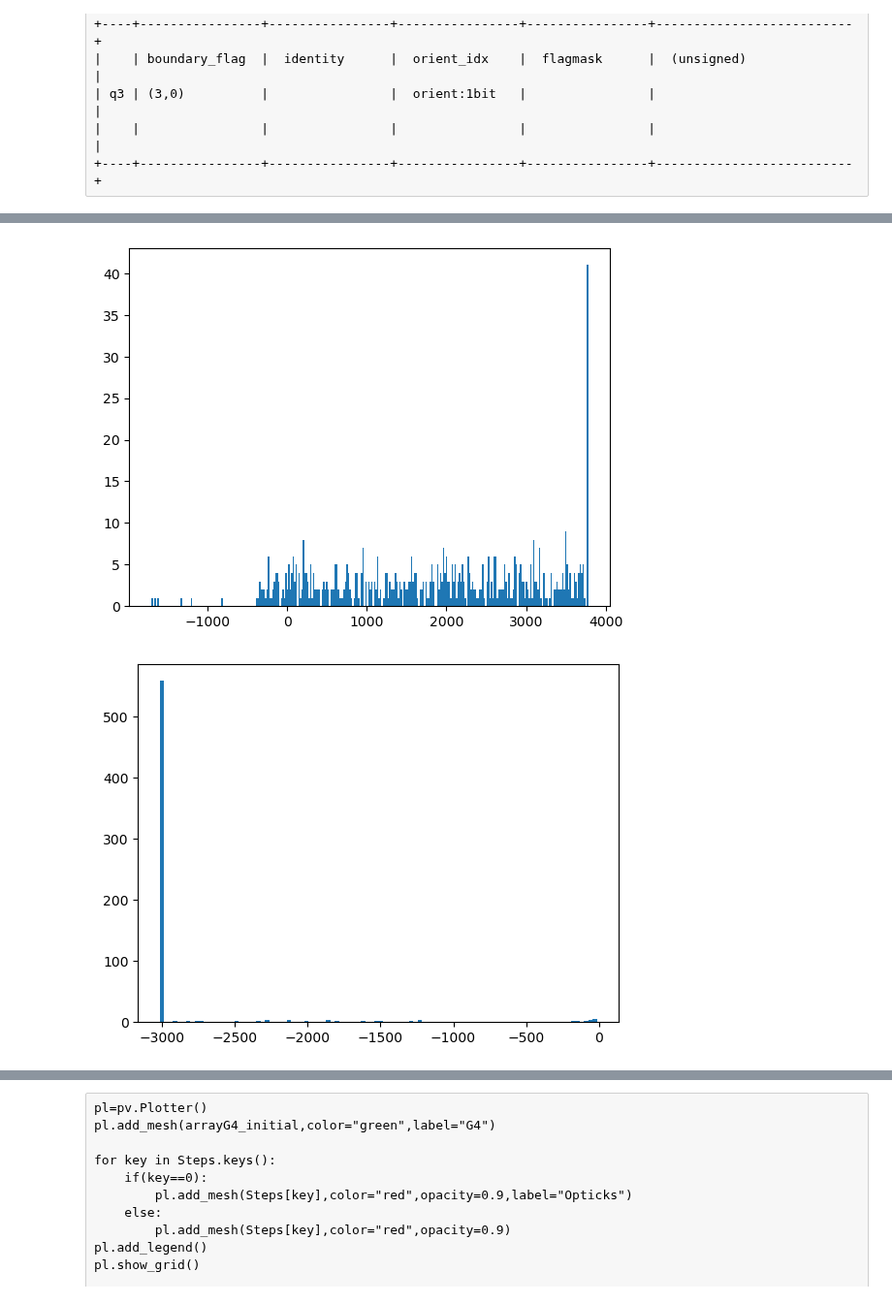
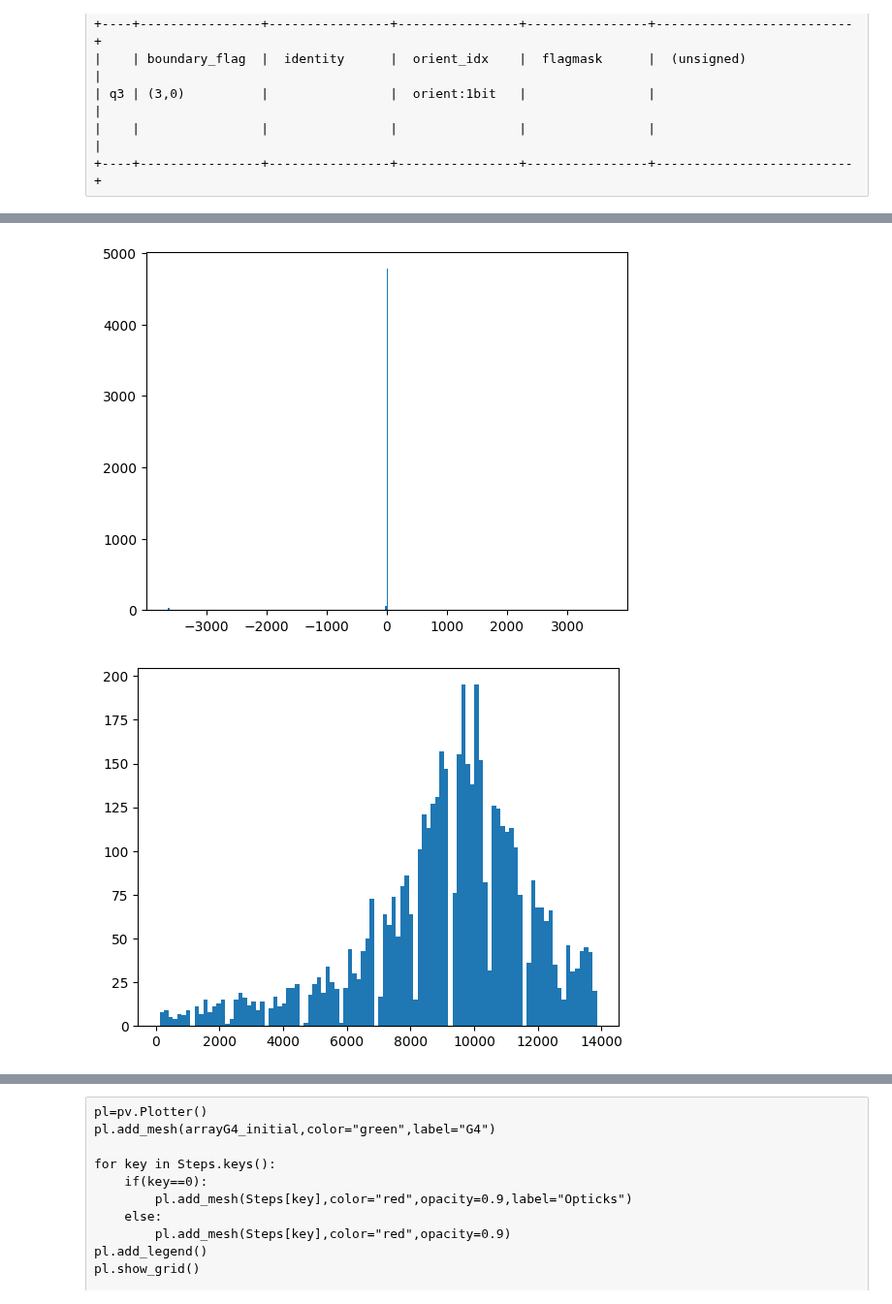
Before and after one commit to nuRiceLab/OpticalSims, a Jupyter notebook: Analysis/Opticks_DebugNumpyfiles.ipynb, the cells around one changed output, grey strips where cells are left out. Shown at 97% size. Cells and saved outputs as stored; diff of their text form; code cells hidden in the pictures.

```diff
--- a/Analysis/Opticks_DebugNumpyfiles.ipynb
+++ b/Analysis/Opticks_DebugNumpyfiles.ipynb
@@ -57,8 +57,8 @@ def isFileThere(f):
 # %%
 ### Get all
 import os
-user="ilker"
-folder="OpticksTest/gdml_det/ALL0"
+user="rice"
+folder="OpticksTest/gdml_det/ALL0_no_opticks_event_name/"
 
 files=os.listdir(f"/tmp/{user}/opticks/GEOM/{folder}/")
 
@@ -67,7 +67,9 @@ Steps={}
 Records={}
 Photons={}
 GenStep={}
-All=sorted(files)[:-2]
+print(files)
+#All=sorted(files)[:-2]
+All=sorted(files)
 print (f" All the event files {All}")
 Count=0
 
@@ -300,6 +310,8 @@ Flags=Records[Event][:,:,3,0]
 FLg=GetFlagVector(flag_(Flags)).ravel()
 # %%
 
-PhMask=(FLg==(PhotonFlagNames.SURFACE_ABSORB))
-zR=Records[Event][:,:,0,2].ravel()[PhMask]
-Zmaks=zR<0
+PhMask=(FLg==(PhotonFlagNames.SURFACE_DETECT))
+BndNumMask=(boundary_(Flags.ravel()[PhMask])>=14) & (boundary_(Flags.ravel()[PhMask])<=609)
+print(np.unique(BndNumMask))
+zR=Records[Event][:,:,0,2].ravel()[PhMask][BndNumMask]
+#Zmaks=zR<0
@@ -326,10 +325,10 @@ print(FLg[PhMask][Zmaks])
 # %%
 
-xR=Records[Event][:,:,0,0].ravel()[PhMask][Zmaks]
-yR=Records[Event][:,:,0,1].ravel()[PhMask][Zmaks]
-
-_=plt.hist2d(xR,yR,bins=150)
-#plt.xlim(-10,10)
+xR=Records[Event][:,:,0,0].ravel()[PhMask][BndNumMask]
+yR=Records[Event][:,:,0,1].ravel()[PhMask][BndNumMask]
+zR=Records[Event][:,:,0,2].ravel()[PhMask][BndNumMask]
+_=plt.hist2d(xR,yR,bins=300,cmin=0,cmax=100)
+plt.xlim(-25,25)
 #plt.ylim(-10,10)
 plt.colorbar()
 # %% [output]
@@ -338,11 +337,11 @@ plt.colorbar()
 # %%
 _=plt.hist(xR,bins=300)
 # %% [output]
-[figure, old version]
+[figure, new version]
 # %%
-_=plt.hist(zR[Zmaks],bins=100)
+_=plt.hist(zR,bins=100)
 # %% [output]
-[figure, old version]
+[figure, new version]
 # %%
 plt.hist2d(xphoton,yphoton,bins=100,cmin=0,cmax=200)
 #plt.xlim(-100,100)
```
Also changed, not shown: parts of 10 cells of this notebook, 7 other files.
